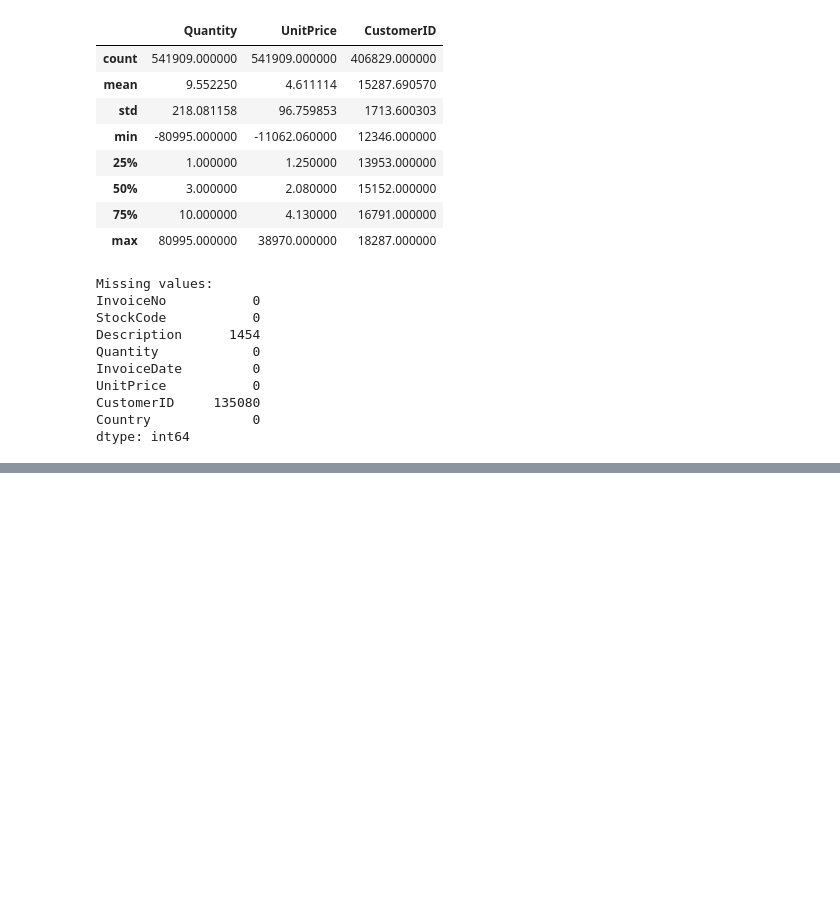
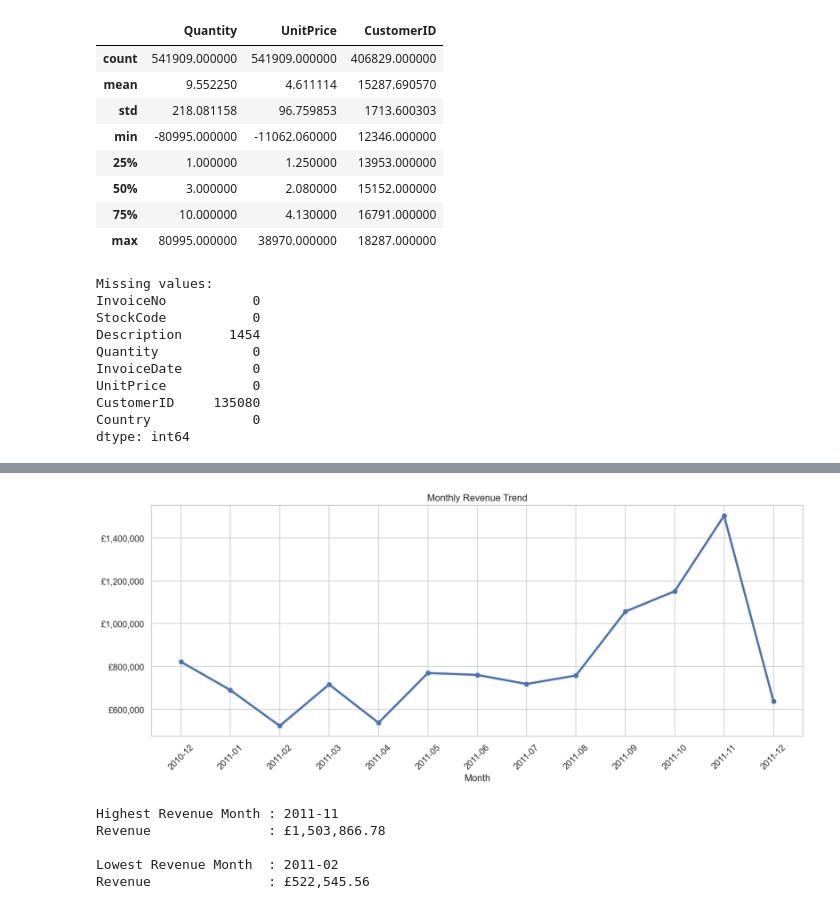
Before and after one commit to Ahmedwaheed01/global-ecommerce-data-analysis, a Jupyter notebook: Notebook/Online_Retail_Analysis.ipynb, the cells around one changed output, grey strips where cells are left out. Saved outputs shown, nothing was run; the diff lists cells and outputs as text; code cells hidden in the pictures; blank space fills up the shorter version.

```diff
--- a/Notebook/Online_Retail_Analysis.ipynb
+++ b/Notebook/Online_Retail_Analysis.ipynb
@@ -264,0 +343,12 @@ Saved: online_retail_cleaned.csv  (524,878 rows)
+# %%
+# ==========================================
+# Monthly Revenue
+# ==========================================
+
+monthly_sales = (
+    df_clean.groupby(["Year", "Month"])["TotalSales"]
+    .sum()
+    .reset_index()
+)
+
+monthly_sales.head()
@@ -264,0 +362,56 @@ Saved: online_retail_cleaned.csv  (524,878 rows)
+# %%
+monthly_sales["YearMonth"] = (
+    monthly_sales["Year"].astype(str)
+    + "-"
+    + monthly_sales["Month"].astype(str).str.zfill(2)
+)
+# %%
+plt.figure(figsize=(14,6))
+
+plt.plot(
+    monthly_sales["YearMonth"],
+    monthly_sales["TotalSales"],
+    marker="o",
+    linewidth=3
+)
+
+plt.xticks(rotation=45)
+
+plt.title("Monthly Revenue Trend")
+
+plt.xlabel("Month")
+
+import matplotlib.ticker as mtick
+
+ax = plt.gca()
+ax.yaxis.set_major_formatter(
+    mtick.FuncFormatter(lambda x, _: f'£{x:,.0f}')
+)
+
+plt.tight_layout()
+
+plt.show()
+# %% [output]
+[figure, added]
+# %%
+peak_month = monthly_sales.loc[
+    monthly_sales["TotalSales"].idxmax()
+]
+
+lowest_month = monthly_sales.loc[
+    monthly_sales["TotalSales"].idxmin()
+]
+
+print(f"Highest Revenue Month : {peak_month['YearMonth']}")
+print(f"Revenue               : £{peak_month['TotalSales']:,.2f}")
+
+print()
+
+print(f"Lowest Revenue Month  : {lowest_month['YearMonth']}")
+print(f"Revenue               : £{lowest_month['TotalSales']:,.2f}")
+# %% [output]
+Highest Revenue Month : 2011-11
+Revenue               : £1,503,866.78
+
+Lowest Revenue Month  : 2011-02
+Revenue               : £522,545.56
```
Also changed, not shown: parts of 73 cells of this notebook, 6 other files.
